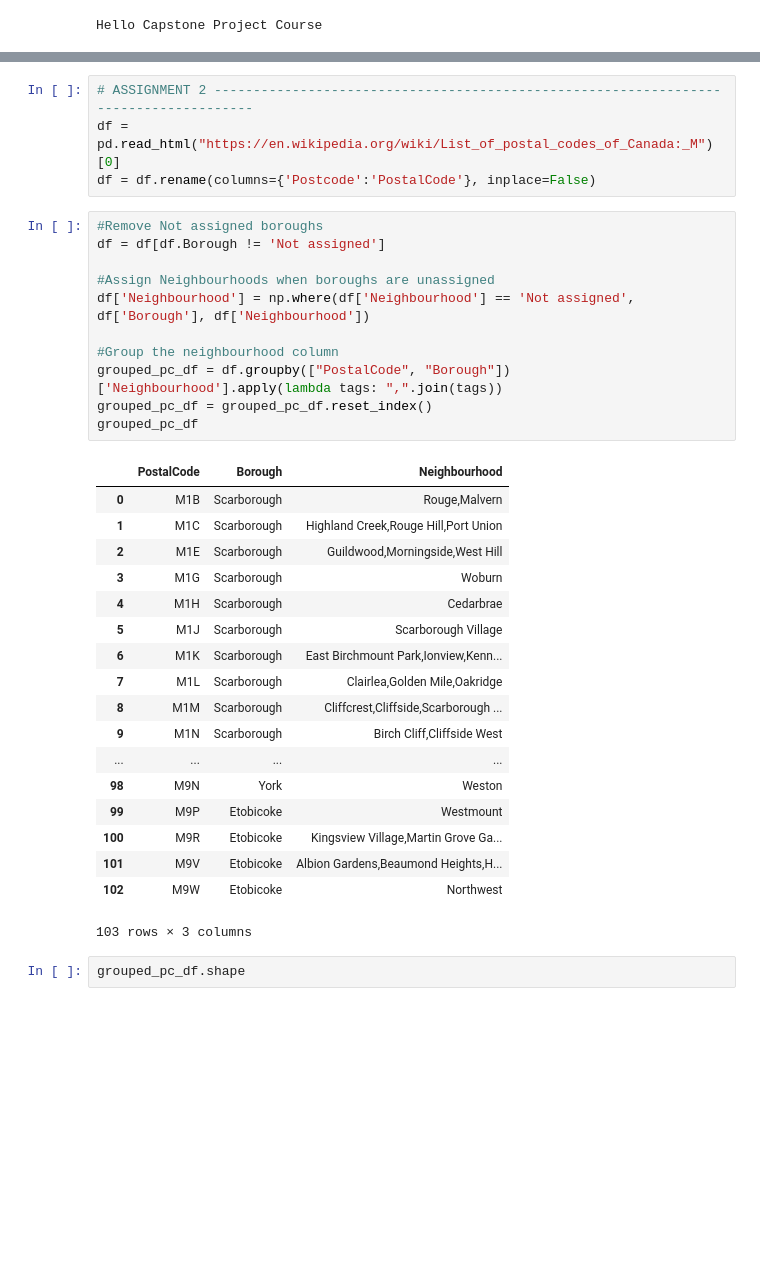
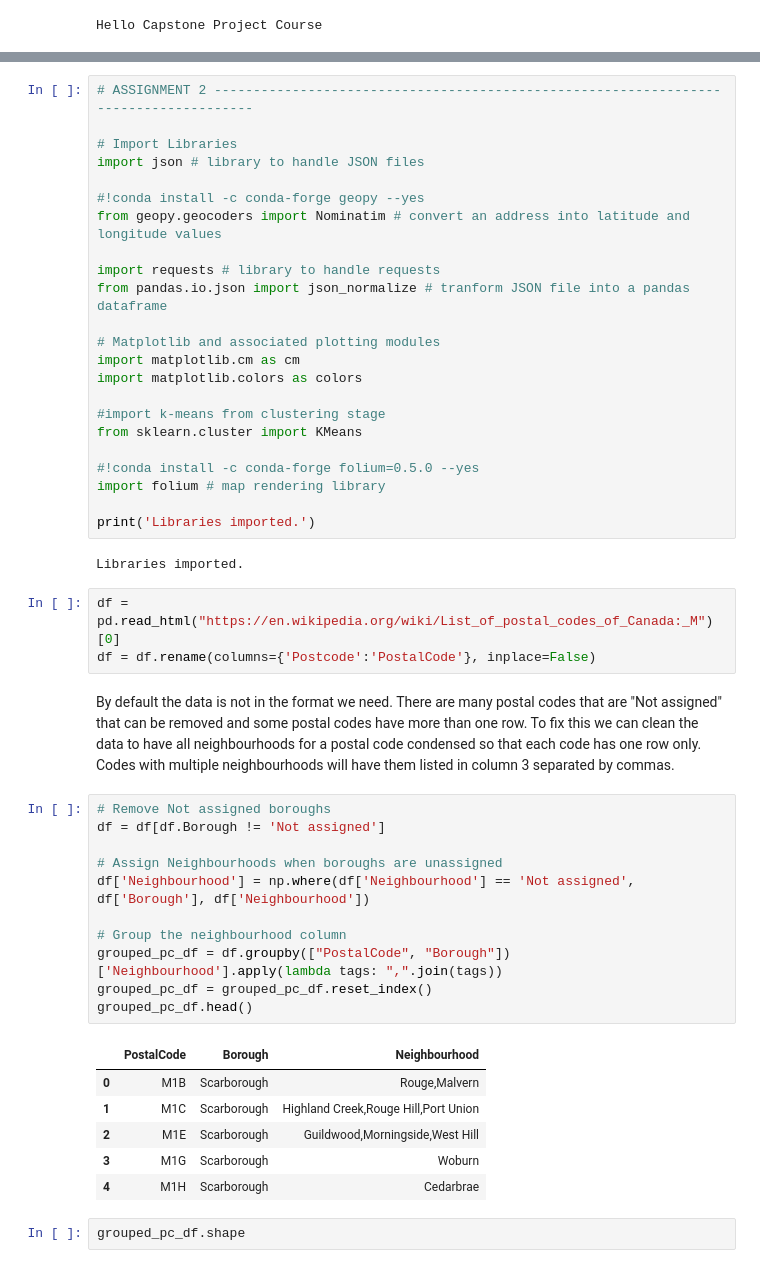
Before and after one commit to khannum/Coursera_Capstone, a Jupyter notebook: Capstone Project.ipynb, the cells around one changed output, grey strips where cells are left out. Saved outputs shown, nothing was run; the diff lists cells and outputs as text; blank space fills up the shorter version.

```diff
--- a/Capstone Project.ipynb
+++ b/Capstone Project.ipynb
@@ -19,39 +25,53 @@ Hello Capstone Project Course
 Section 1 of this project involves retrieving data on the city of Toronto.
 The data was gathered off of wikipedia and is formatted to show each postal code with its corresponding borough and neighbourhood(s)
+# %%
+# ASSIGNMENT 2 -------------------------------------------------------------------------------------
+
+# Import Libraries
+import json # library to handle JSON files
+
+#!conda install -c conda-forge geopy --yes
+from geopy.geocoders import Nominatim # convert an address into latitude and longitude values
+
+import requests # library to handle requests
+from pandas.io.json import json_normalize # tranform JSON file into a pandas dataframe
+
+# Matplotlib and associated plotting modules
+import matplotlib.cm as cm
+import matplotlib.colors as colors
+
+#import k-means from clustering stage
+from sklearn.cluster import KMeans
+
+#!conda install -c conda-forge folium=0.5.0 --yes
+import folium # map rendering library
+
+print('Libraries imported.')
+# %% [output]
+Libraries imported.
 # %%
-# ASSIGNMENT 2 -------------------------------------------------------------------------------------
 df = pd.read_html("https://en.wikipedia.org/wiki/List_of_postal_codes_of_Canada:_M")[0]
 df = df.rename(columns={'Postcode':'PostalCode'}, inplace=False)
+# %% [markdown]
+By default the data is not in the format we need. There are many postal codes that are "Not assigned" that can be removed and some postal codes have more than one row. To fix this we can clean the data to have all neighbourhoods for a postal code condensed so that each code has one row only. Codes with multiple neighbourhoods will have them listed in column 3 separated by commas.
 # %%
-#Remove Not assigned boroughs
+# Remove Not assigned boroughs
 df = df[df.Borough != 'Not assigned']
 
-#Assign Neighbourhoods when boroughs are unassigned
+# Assign Neighbourhoods when boroughs are unassigned
 df['Neighbourhood'] = np.where(df['Neighbourhood'] == 'Not assigned', df['Borough'], df['Neighbourhood'])
 
-#Group the neighbourhood column
+# Group the neighbourhood column
 grouped_pc_df = df.groupby(["PostalCode", "Borough"])['Neighbourhood'].apply(lambda tags: ",".join(tags))
 grouped_pc_df = grouped_pc_df.reset_index()
-grouped_pc_df
+grouped_pc_df.head()
 # %% [output]
 |  | PostalCode | Borough | Neighbourhood |
 | 0 | M1B | Scarborough | Rouge,Malvern |
 | 1 | M1C | Scarborough | Highland Creek,Rouge Hill,Port Union |
 | 2 | M1E | Scarborough | Guildwood,Morningside,West Hill |
 | 3 | M1G | Scarborough | Woburn |
 | 4 | M1H | Scarborough | Cedarbrae |
-| 5 | M1J | Scarborough | Scarborough Village |
-| 6 | M1K | Scarborough | East Birchmount Park,Ionview,Kenn... |
-| 7 | M1L | Scarborough | Clairlea,Golden Mile,Oakridge |
-| 8 | M1M | Scarborough | Cliffcrest,Cliffside,Scarborough ... |
-| 9 | M1N | Scarborough | Birch Cliff,Cliffside West |
-| ... | ... | ... | ... |
-| 98 | M9N | York | Weston |
-| 99 | M9P | Etobicoke | Westmount |
-| 100 | M9R | Etobicoke | Kingsview Village,Martin Grove Ga... |
-| 101 | M9V | Etobicoke | Albion Gardens,Beaumond Heights,H... |
-| 102 | M9W | Etobicoke | Northwest |
-103 rows × 3 columns
 # %%
 grouped_pc_df.shape
 # %% [output]
```
Also changed, not shown: parts of 32 cells of this notebook.
